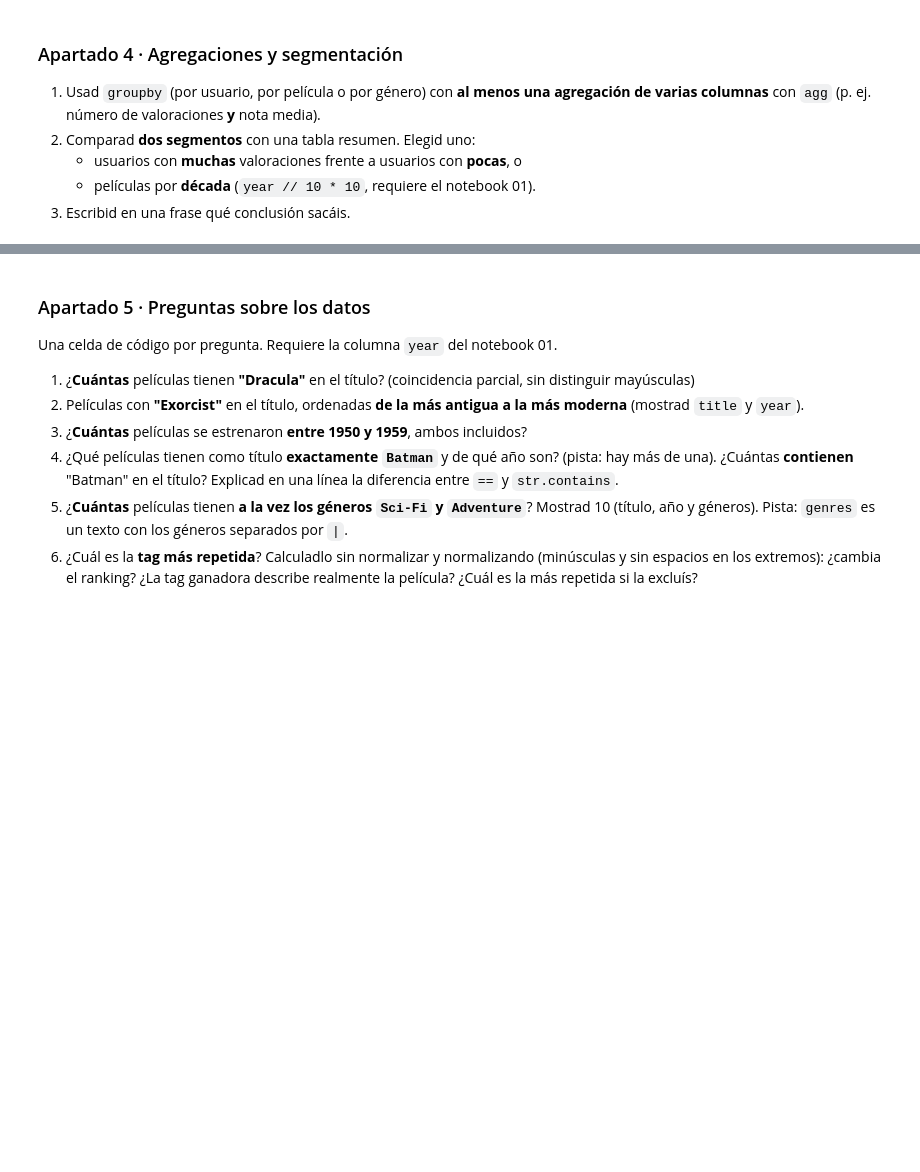
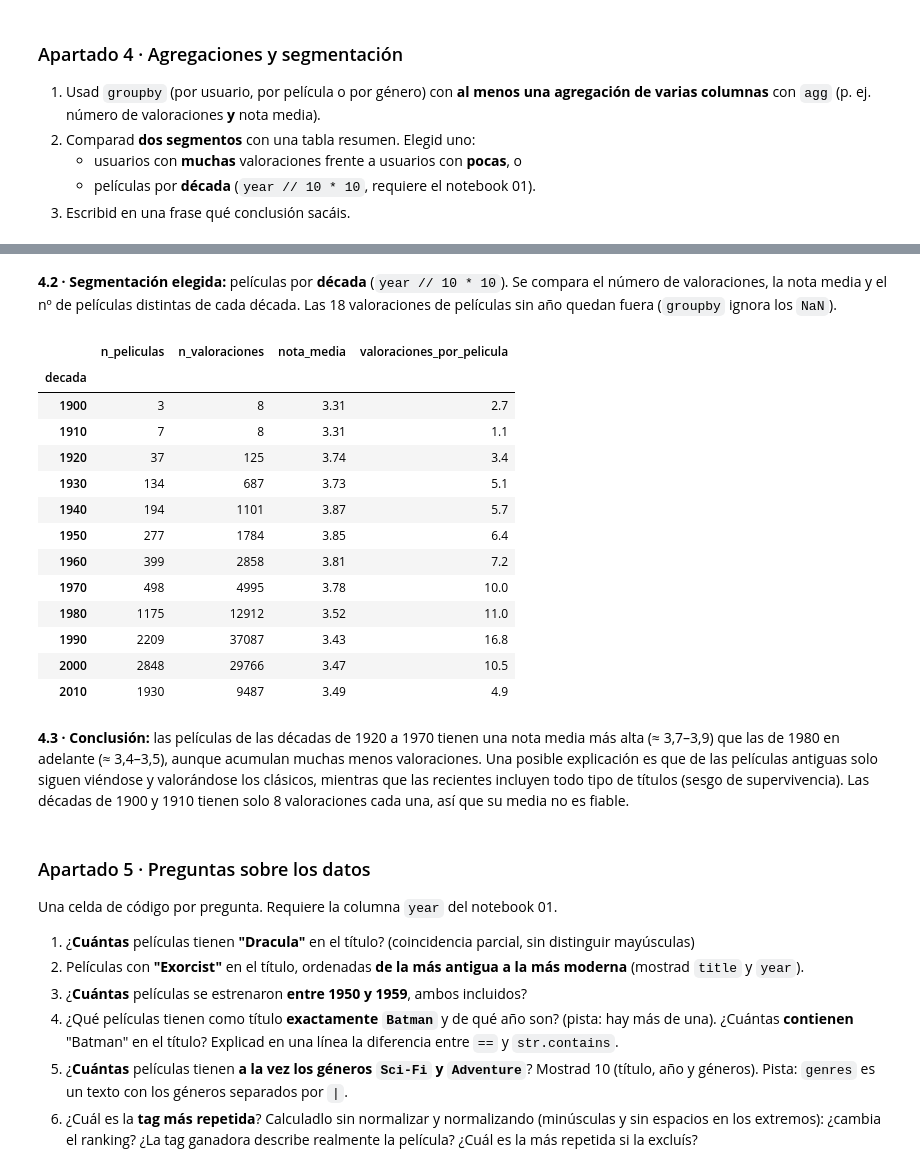
Before and after one commit to dgilrom/tc-catalogo-peliculas-g6, a Jupyter notebook: 02_analisis.ipynb, the cells around one changed output, grey strips where cells are left out. Saved outputs shown, nothing was run; the diff lists cells and outputs as text; code cells hidden in the pictures; blank space fills up the shorter version.

```diff
--- a/02_analisis.ipynb
+++ b/02_analisis.ipynb
@@ -173,3 +256,35 @@ Películas sin ninguna tag: 8170
+# %% [markdown]
+**4.2 · Segmentación elegida:** películas por **década** (`year // 10 * 10`). Se compara el número de valoraciones, la nota media y el nº de películas distintas de cada década. Las 18 valoraciones de películas sin año quedan fuera (`groupby` ignora los `NaN`).
+# %%
+# 4.2 Tabla resumen por década
+ratings_movies["decada"] = ratings_movies["year"] // 10 * 10
+
+por_decada = (
+    ratings_movies.groupby("decada")
+    .agg(n_peliculas=("movieId", "nunique"),
+         n_valoraciones=("rating", "size"),
+         nota_media=("rating", "mean"))
+    .round(2)
+)
+por_decada["valoraciones_por_pelicula"] = (por_decada["n_valoraciones"] / por_decada["n_peliculas"]).round(1)
+por_decada
+# %% [output]
+|  | n_peliculas | n_valoraciones | nota_media | valoraciones_por_pelicula |
+| decada |  |  |  |  |
+| 1900 | 3 | 8 | 3.31 | 2.7 |
+| 1910 | 7 | 8 | 3.31 | 1.1 |
+| 1920 | 37 | 125 | 3.74 | 3.4 |
+| 1930 | 134 | 687 | 3.73 | 5.1 |
+| 1940 | 194 | 1101 | 3.87 | 5.7 |
+| 1950 | 277 | 1784 | 3.85 | 6.4 |
+| 1960 | 399 | 2858 | 3.81 | 7.2 |
+| 1970 | 498 | 4995 | 3.78 | 10.0 |
+| 1980 | 1175 | 12912 | 3.52 | 11.0 |
+| 1990 | 2209 | 37087 | 3.43 | 16.8 |
+| 2000 | 2848 | 29766 | 3.47 | 10.5 |
+| 2010 | 1930 | 9487 | 3.49 | 4.9 |
+# %% [markdown]
+**4.3 · Conclusión:** las películas de las décadas de 1920 a 1970 tienen una nota media más alta (≈ 3,7–3,9) que las de 1980 en adelante (≈ 3,4–3,5), aunque acumulan muchas menos valoraciones. Una posible explicación es que de las películas antiguas solo siguen viéndose y valorándose los clásicos, mientras que las recientes incluyen todo tipo de títulos (sesgo de supervivencia). Las décadas de 1900 y 1910 tienen solo 8 valoraciones cada una, así que su media no es fiable.
 # %% [markdown]
 ### Apartado 5 · Preguntas sobre los datos
 
```
Also changed, not shown: parts of 18 cells of this notebook.
